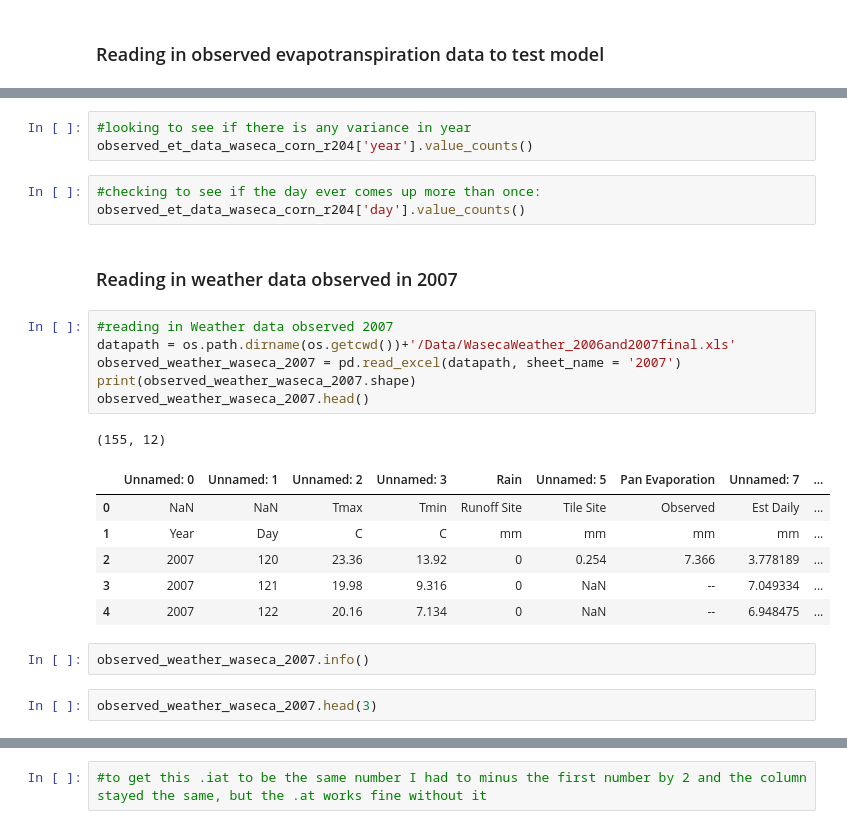
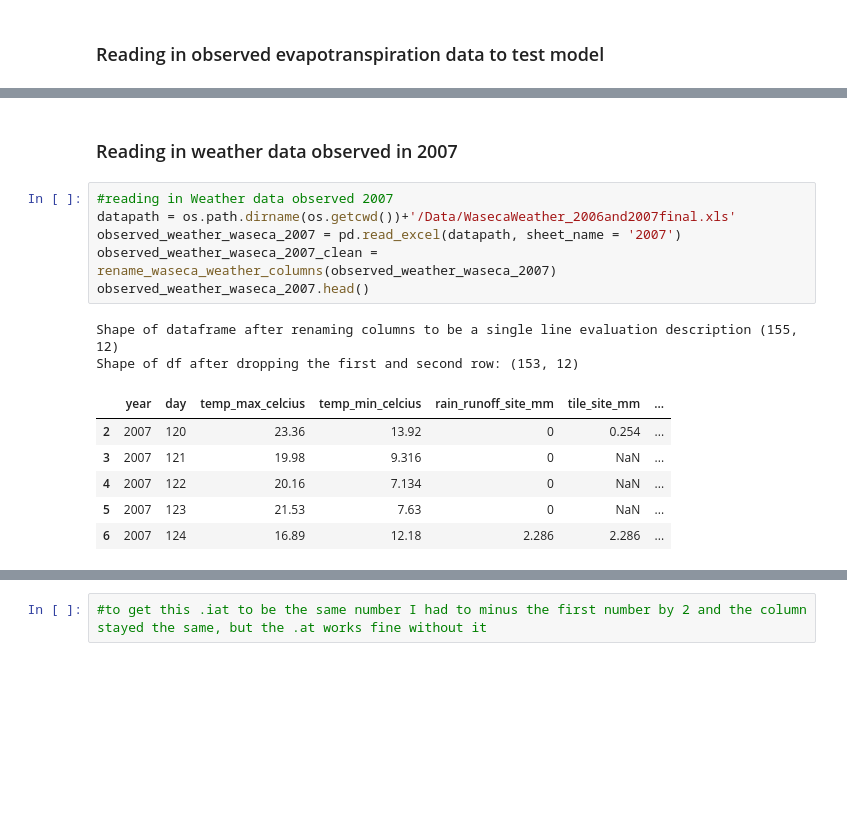
Before and after one commit to AAndresen875/hydrologic_modeling, a Jupyter notebook: evaporation_transpiration/Chapter6PrecipGiven.ipynb, the cells around one changed output, grey strips where cells are left out. Cells and saved outputs as stored; diff of their text form; blank space fills up the shorter version.

Commit message:
adding functions to clean data in a seperate file as well as the logic behind the custom df cleaning functions

```diff
--- a/evaporation_transpiration/Chapter6PrecipGiven.ipynb
+++ b/evaporation_transpiration/Chapter6PrecipGiven.ipynb
@@ -100,26 +60,17 @@ observed_et_data_waseca_corn_r204.head()
-# %%
-#looking to see if there is any variance in year
-observed_et_data_waseca_corn_r204['year'].value_counts()
-# %%
-#checking to see if the day ever comes up more than once:
-observed_et_data_waseca_corn_r204['day'].value_counts()
 # %% [markdown]
 ### Reading in weather data observed in 2007
 # %%
 #reading in Weather data observed 2007
 datapath = os.path.dirname(os.getcwd())+'/Data/WasecaWeather_2006and2007final.xls'
 observed_weather_waseca_2007 = pd.read_excel(datapath, sheet_name = '2007')
-print(observed_weather_waseca_2007.shape)
+observed_weather_waseca_2007_clean = rename_waseca_weather_columns(observed_weather_waseca_2007)
 observed_weather_waseca_2007.head()
 # %% [output]
-(155, 12)
+Shape of dataframe after renaming columns to be a single line evaluation description (155, 12)
+Shape of df after dropping the first and second row: (153, 12)
-|  | Unnamed: 0 | Unnamed: 1 | Unnamed: 2 | Unnamed: 3 | Rain | Unnamed: 5 | Pan Evaporation | Unnamed: 7 | ... |
-| 0 | NaN | NaN | Tmax | Tmin | Runoff Site | Tile Site | Observed | Est Daily | ... |
-| 1 | Year | Day | C | C | mm | mm | mm | mm | ... |
-| 2 | 2007 | 120 | 23.36 | 13.92 | 0 | 0.254 | 7.366 | 3.778189 | ... |
-| 3 | 2007 | 121 | 19.98 | 9.316 | 0 | NaN | -- | 7.049334 | ... |
-| 4 | 2007 | 122 | 20.16 | 7.134 | 0 | NaN | -- | 6.948475 | ... |
+|  | year | day | temp_max_celcius | temp_min_celcius | rain_runoff_site_mm | tile_site_mm | ... |
+| 2 | 2007 | 120 | 23.36 | 13.92 | 0 | 0.254 | ... |
+| 3 | 2007 | 121 | 19.98 | 9.316 | 0 | NaN | ... |
+| 4 | 2007 | 122 | 20.16 | 7.134 | 0 | NaN | ... |
+| 5 | 2007 | 123 | 21.53 | 7.63 | 0 | NaN | ... |
+| 6 | 2007 | 124 | 16.89 | 12.18 | 2.286 | 2.286 | ... |
-# %%
-observed_weather_waseca_2007.info()
-# %%
-observed_weather_waseca_2007.head(3)
```
Also changed, not shown: parts of 19 cells of this notebook, 2 other files.
